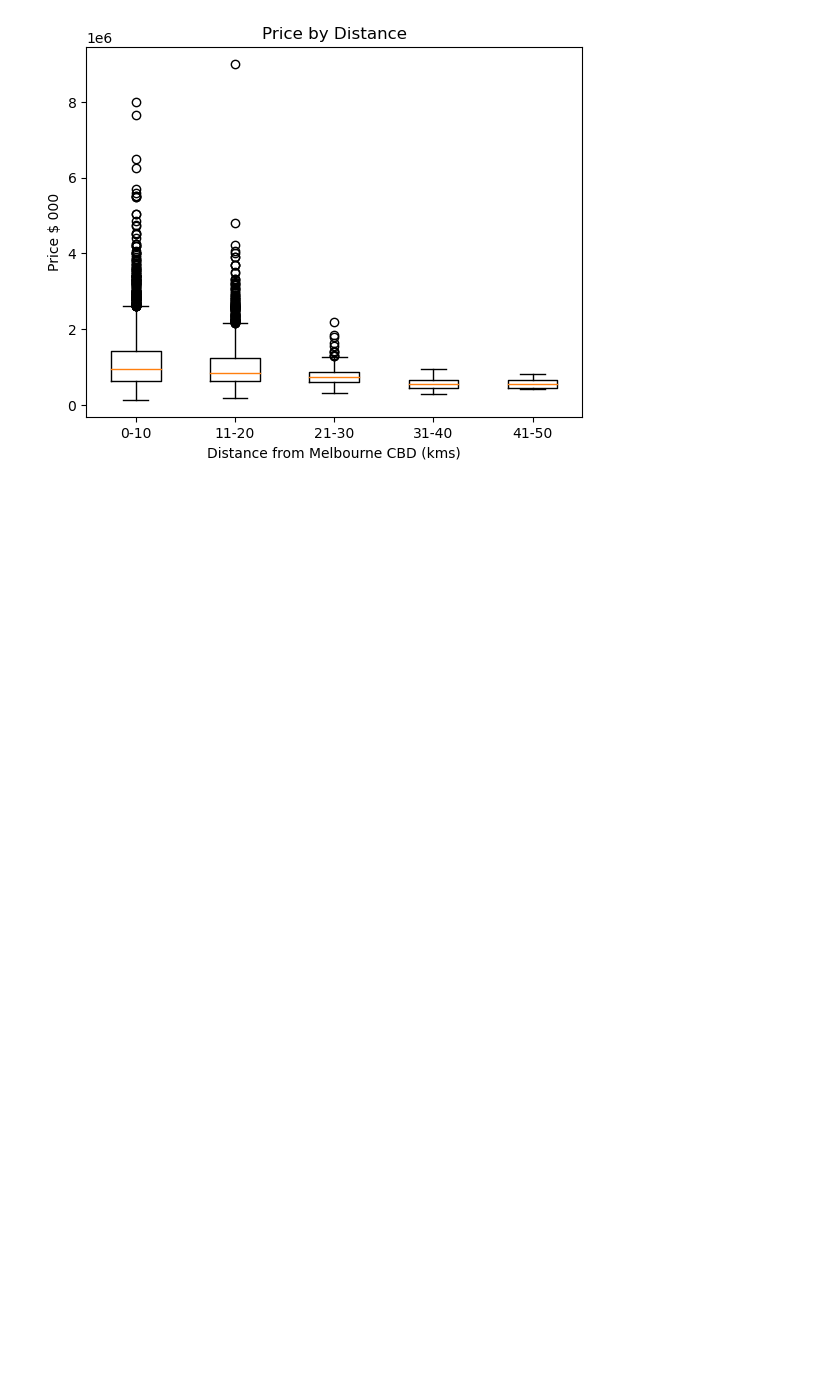
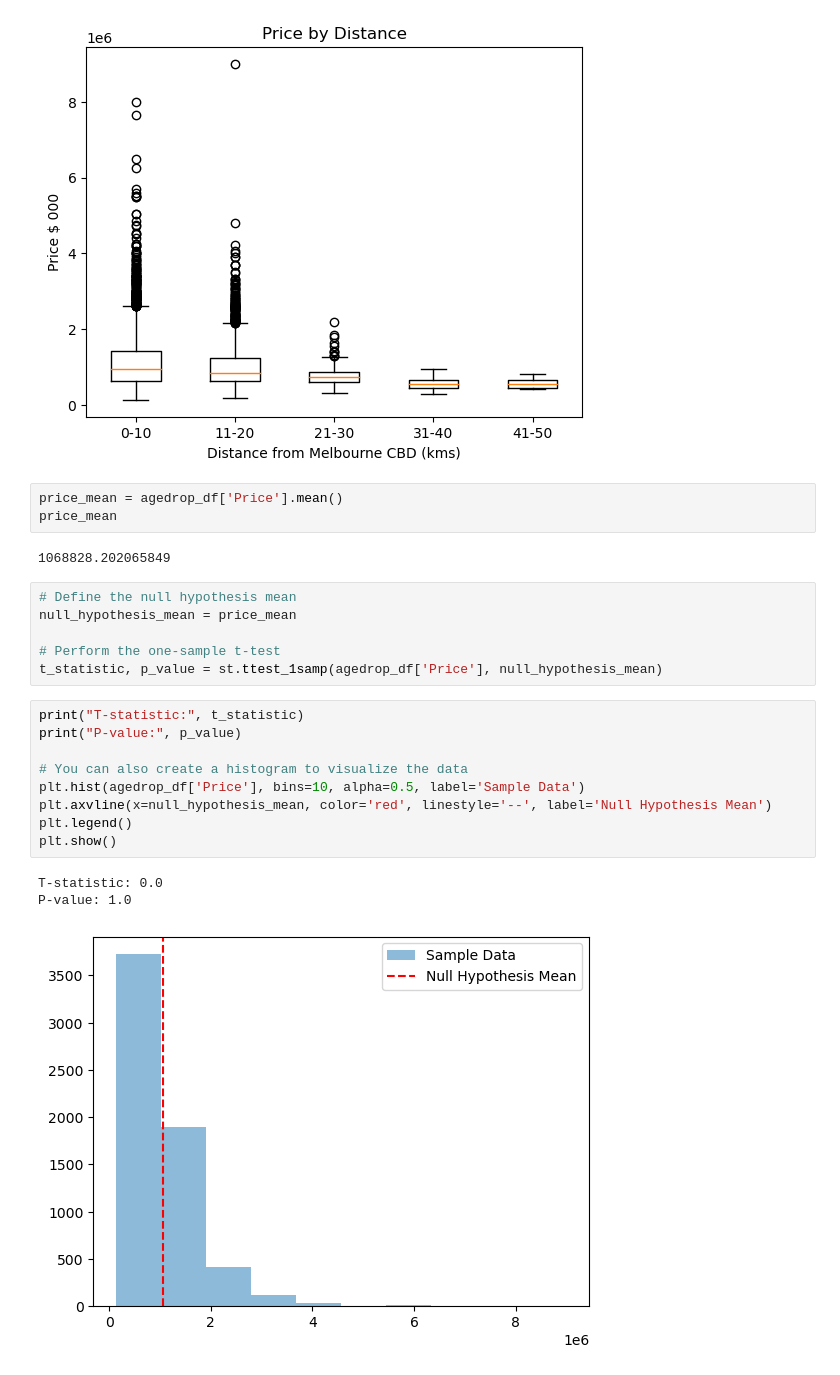
Before and after one commit to OormiC/Project1, a Jupyter notebook: BJ_Analysis/Age as a variable Q3.ipynb, the cells around one changed output. Drawn from its saved outputs; the diff is of its cells as text; blank space fills up the shorter version.

Commit message:
final update extra ttest values

```diff
--- a/BJ_Analysis/Age as a variable Q3.ipynb
+++ b/BJ_Analysis/Age as a variable Q3.ipynb
@@ -318,3 +318,27 @@ plt.savefig('../BJ_Analysis/pricevdist_bins_box.jpg')
 plt.show()
 # %% [output]
 [figure]
+# %%
+price_mean = agedrop_df['Price'].mean()
+price_mean
+# %% [output]
+1068828.202065849
+# %%
+# Define the null hypothesis mean
+null_hypothesis_mean = price_mean
+
+# Perform the one-sample t-test
+t_statistic, p_value = st.ttest_1samp(agedrop_df['Price'], null_hypothesis_mean)
+# %%
+print("T-statistic:", t_statistic)
+print("P-value:", p_value)
+
+# You can also create a histogram to visualize the data
+plt.hist(agedrop_df['Price'], bins=10, alpha=0.5, label='Sample Data')
+plt.axvline(x=null_hypothesis_mean, color='red', linestyle='--', label='Null Hypothesis Mean')
+plt.legend()
+plt.show()
+# %% [output]
+T-statistic: 0.0
+P-value: 1.0
+[figure, added]
```
Also changed, not shown: parts of 2 cells of this notebook.
